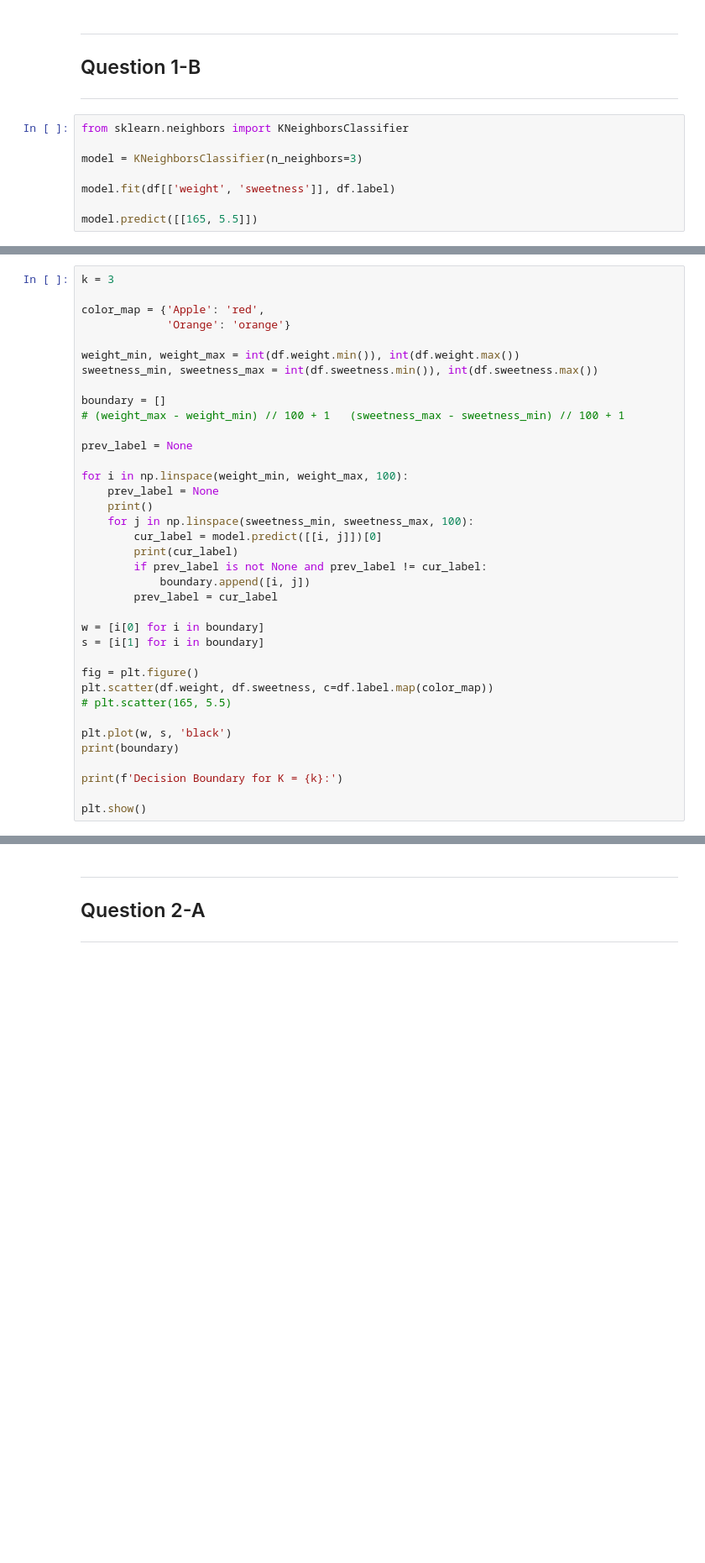
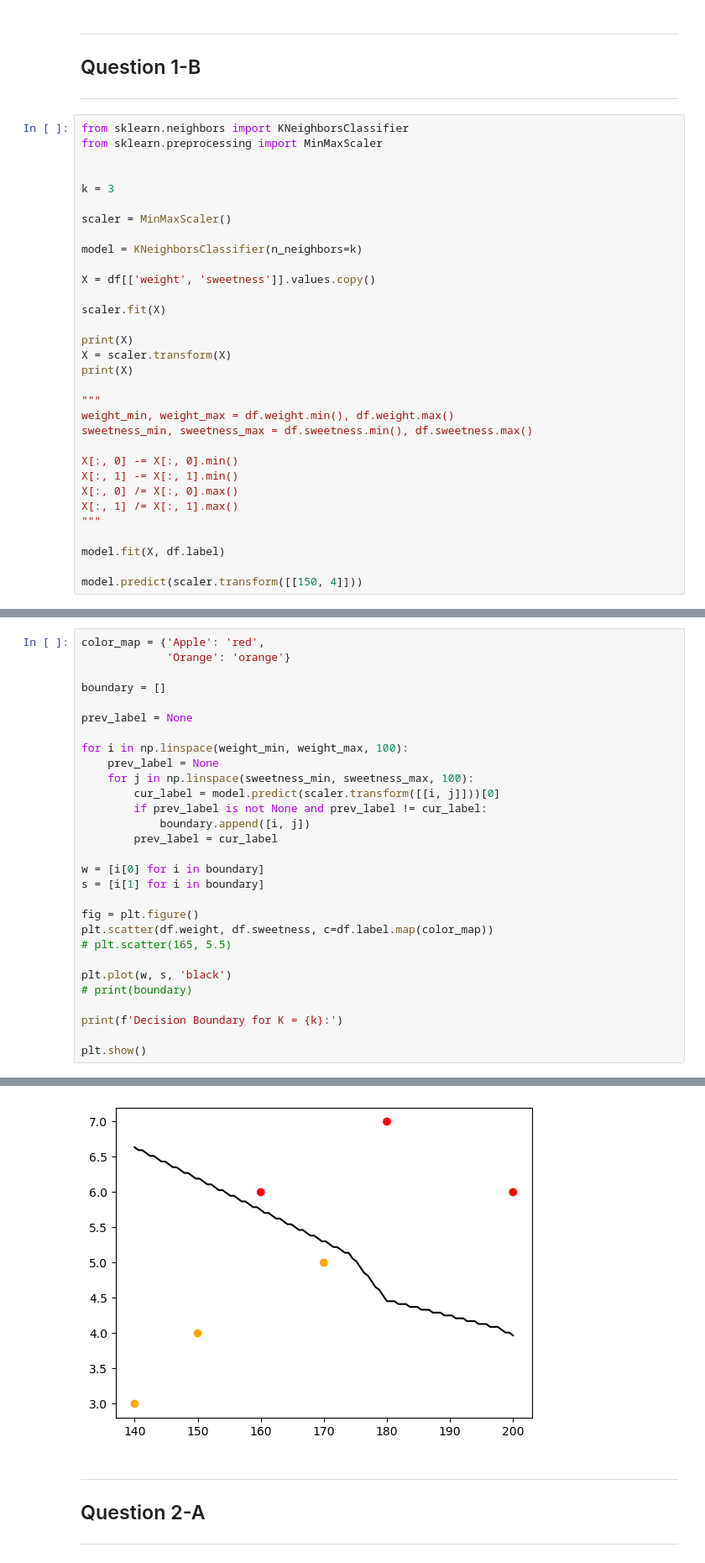
Before and after one commit to SriramS-77/Semester-5-Labs, a Jupyter notebook: ML-Lab/Lab-8/lab_8.ipynb, the cells around one changed output, grey strips where cells are left out. Shown at 84% size. Cells and saved outputs as stored; diff of their text form; blank space fills up the shorter version.

```diff
--- a/ML-Lab/Lab-8/lab_8.ipynb
+++ b/ML-Lab/Lab-8/lab_8.ipynb
@@ -88,10 +88,34 @@ Decision Boundary for K = 3:
 ----------------------
 # %%
 from sklearn.neighbors import KNeighborsClassifier
+from sklearn.preprocessing import MinMaxScaler
 
-model = KNeighborsClassifier(n_neighbors=3)
 
-model.fit(df[['weight', 'sweetness']], df.label)
+k = 3
 
-model.predict([[165, 5.5]])
+scaler = MinMaxScaler()
+
+model = KNeighborsClassifier(n_neighbors=k)
+
+X = df[['weight', 'sweetness']].values.copy()
+
+scaler.fit(X)
+
+print(X)
+X = scaler.transform(X)
+print(X)
+
+"""
+weight_min, weight_max = df.weight.min(), df.weight.max()
+sweetness_min, sweetness_max = df.sweetness.min(), df.sweetness.max()
+
+X[:, 0] -= X[:, 0].min()
+X[:, 1] -= X[:, 1].min()
+X[:, 0] /= X[:, 0].max()
+X[:, 1] /= X[:, 1].max()
+"""
+
+model.fit(X, df.label)
+
+model.predict(scaler.transform([[150, 4]]))
 # %% [output]
@@ -99,23 +135,15 @@ array(['Orange'], dtype=object)
 # %%
-k = 3
-
 color_map = {'Apple': 'red',
              'Orange': 'orange'}
 
-weight_min, weight_max = int(df.weight.min()), int(df.weight.max())
-sweetness_min, sweetness_max = int(df.sweetness.min()), int(df.sweetness.max())
-
 boundary = []
-# (weight_max - weight_min) // 100 + 1   (sweetness_max - sweetness_min) // 100 + 1
 
 prev_label = None
 
 for i in np.linspace(weight_min, weight_max, 100):
     prev_label = None
-    print()
     for j in np.linspace(sweetness_min, sweetness_max, 100):
-        cur_label = model.predict([[i, j]])[0]
-        print(cur_label)
+        cur_label = model.predict(scaler.transform([[i, j]]))[0]
         if prev_label is not None and prev_label != cur_label:
             boundary.append([i, j])
         prev_label = cur_label
@@ -128,7 +156,7 @@ plt.scatter(df.weight, df.sweetness, c=df.label.map(color_map))
 # plt.scatter(165, 5.5)
 
 plt.plot(w, s, 'black')
-print(boundary)
+# print(boundary)
 
 print(f'Decision Boundary for K = {k}:')
 
@@ -342,3 +166,4 @@ Orange
+[figure, added]
 # %% [markdown]
 ----------------------
 ## Question 2-A
```
Also changed, not shown: parts of 6 cells of this notebook, 4 other files.
